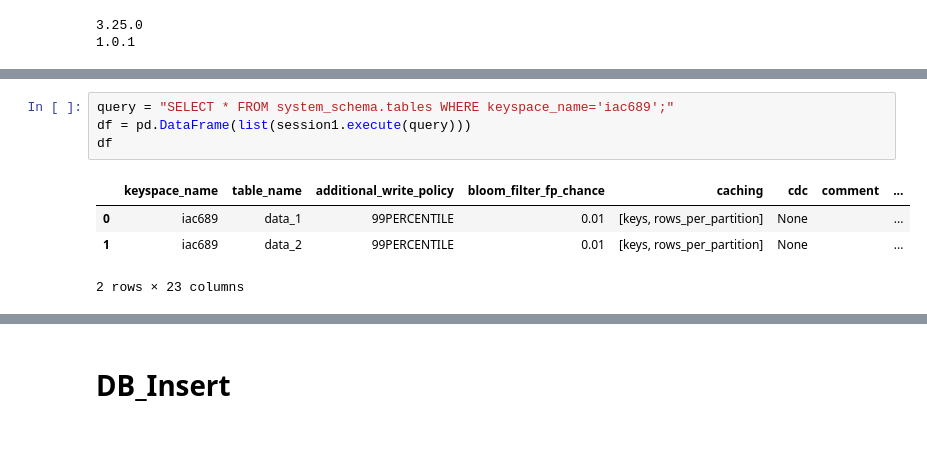
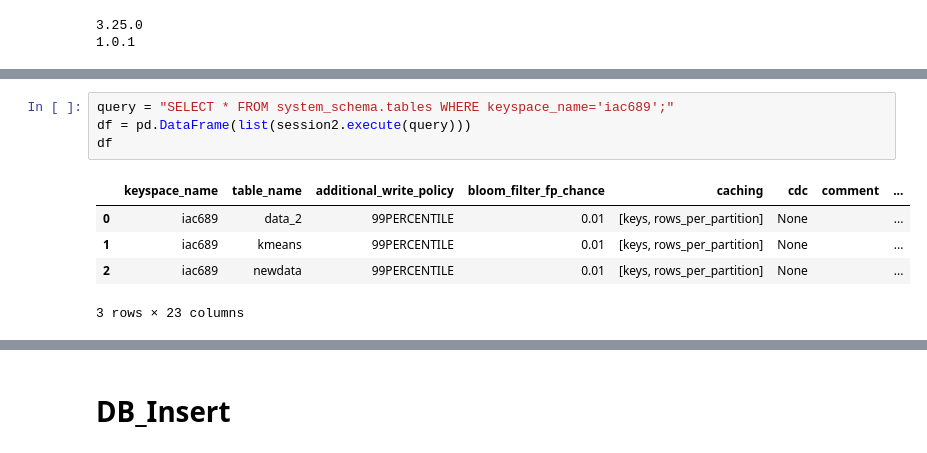
Before and after one commit to vathanahim/Data_Pipeline_ML_Project, a Jupyter notebook: Python_notebook/DB_Insert.ipynb, the cells around one changed output, grey strips where cells are left out. Saved outputs shown, nothing was run; the diff lists cells and outputs as text.

```diff
--- a/Python_notebook/DB_Insert.ipynb
+++ b/Python_notebook/DB_Insert.ipynb
@@ -44,12 +44,13 @@ df
 | 6 | system_traces | True | None | [class, us-east1] |
 # %%
 query = "SELECT * FROM system_schema.tables WHERE keyspace_name='iac689';"
-df = pd.DataFrame(list(session1.execute(query)))
+df = pd.DataFrame(list(session2.execute(query)))
 df
 # %% [output]
 |  | keyspace_name | table_name | additional_write_policy | bloom_filter_fp_chance | caching | cdc | comment | ... |
-| 0 | iac689 | data_1 | 99PERCENTILE | 0.01 | [keys, rows_per_partition] | None |  | ... |
-| 1 | iac689 | data_2 | 99PERCENTILE | 0.01 | [keys, rows_per_partition] | None |  | ... |
+| 0 | iac689 | data_2 | 99PERCENTILE | 0.01 | [keys, rows_per_partition] | None |  | ... |
+| 1 | iac689 | kmeans | 99PERCENTILE | 0.01 | [keys, rows_per_partition] | None |  | ... |
+| 2 | iac689 | newdata | 99PERCENTILE | 0.01 | [keys, rows_per_partition] | None |  | ... |
-2 rows × 23 columns
+3 rows × 23 columns
 # %%
 query = "SELECT * FROM system_schema.columns WHERE keyspace_name='iac689' and table_name = 'data_1';"
```
Also changed, not shown: parts of 16 cells of this notebook, 2 other files.
